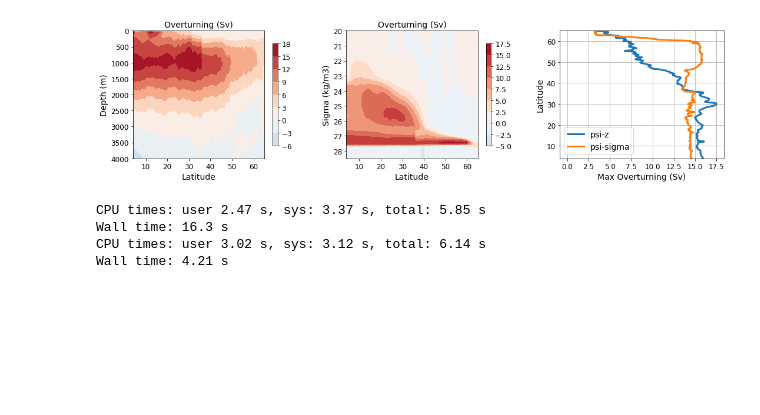
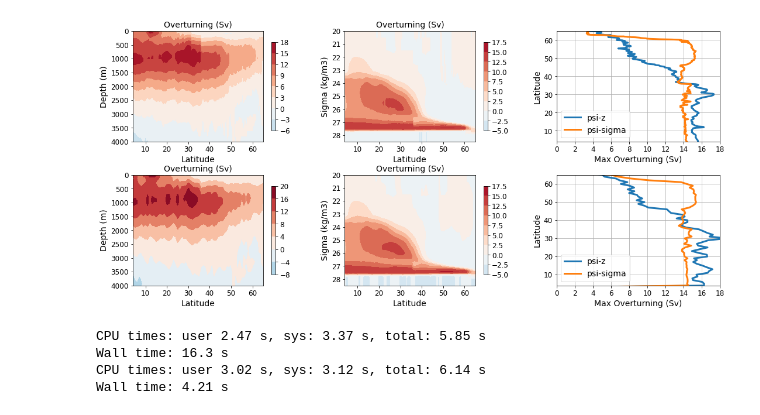
Before and after one commit to hmkhatri/AMOC_Variability_DePreSys_MET, a Jupyter notebook: Notebooks/Analysis/07_Overturning_sigma_z.ipynb, the cells around one changed output. Drawn from its saved outputs; the diff is of its cells as text; code cells hidden in the pictures; blank space fills up the shorter version.

Commit message:
Heat budget and overturning calculations

```diff
--- a/Notebooks/Analysis/07_Overturning_sigma_z.ipynb
+++ b/Notebooks/Analysis/07_Overturning_sigma_z.ipynb
@@ -106,6 +126,6 @@ Wall time: 5.43 s
 # %%
-grid1 = plt.GridSpec(1, 3, wspace=0.3, hspace=0.3)
-fig = plt.figure(figsize=[18,4])
+grid1 = plt.GridSpec(2, 3, wspace=0.3, hspace=0.3)
+fig = plt.figure(figsize=[18,8])
 
 ax = fig.add_subplot(grid1[0, 0])
 
@@ -122,34 +142,74 @@ plt.title('Overturning (Sv)', fontsize=14)
 plt.yticks(fontsize = 12)
 plt.xticks(fontsize = 12)
 ax.set_ylim([0., 4000.])
 ax.set_xlim([4., 65.])
 plt.gca().invert_yaxis()
 
 ax = fig.add_subplot(grid1[0, 1])
 p = ax.contourf(tmp_sigma['j_c'], tmp_sigma.sigma0, tmp_sigma/1e6, vmin=-20., vmax=20., cmap='RdBu_r')
 cb = plt.colorbar(p, ax=ax, shrink=0.8) # orientation="horizontal"
 cb.ax.tick_params(labelsize=12)
 ax.set_ylabel('Sigma (kg/m3)', fontsize=14)
 ax.set_xlabel('Latitude', fontsize=14)
 plt.title('Overturning (Sv)', fontsize=14)
 plt.yticks(fontsize = 12)
 plt.xticks(fontsize = 12)
 ax.set_ylim([20., 28.5])
 ax.set_xlim([4., 65.])
 plt.gca().invert_yaxis()
 
 ax = fig.add_subplot(grid1[0, 2])
 ax.plot(tmp_z.isel(x=0).max('depthw'), tmp_z.nav_lat, lw=3, label='psi-z')
 ax.plot(tmp_sigma.max('sigma0')/1e6, tmp_sigma['j_c'], lw=3, label='psi-sigma')
 plt.legend(fontsize=14)
 ax.grid('on')
 ax.set_ylim([4., 65.])
 ax.set_ylabel('Latitude', fontsize=14)
 ax.set_xlabel('Max Overturning (Sv)', fontsize=14)
+ax.set_xlim([0., 18.])
 plt.yticks(fontsize = 12);
 plt.xticks(fontsize = 12);
+
+# plot with ecco algorithm (consisdered both zonal and meridional transport terms)
+ax = fig.add_subplot(grid1[1, 0])
+p = ax.contourf(tmp_ecco.lat, tmp_ecco.lev, tmp_ecco['Overturning_z']/ 1e6, vmin=-20., vmax=20., cmap='RdBu_r')
+cb = plt.colorbar(p, ax=ax, shrink=0.8) # orientation="horizontal"
+cb.ax.tick_params(labelsize=12)
+ax.set_ylabel('Depth (m)', fontsize=14)
+ax.set_xlabel('Latitude', fontsize=14)
+plt.title('Overturning (Sv)', fontsize=14)
+plt.yticks(fontsize = 12)
+plt.xticks(fontsize = 12)
+ax.set_ylim([0., 4000.])
+ax.set_xlim([4., 65.])
+plt.gca().invert_yaxis()
+
+ax = fig.add_subplot(grid1[1, 1])
+p = ax.contourf(tmp_ecco.lat, tmp_ecco.sigma0, tmp_ecco['Overturning_sigma']/1e6, vmin=-20., vmax=20., cmap='RdBu_r')
+cb = plt.colorbar(p, ax=ax, shrink=0.8) # orientation="horizontal"
+cb.ax.tick_params(labelsize=12)
+ax.set_ylabel('Sigma (kg/m3)', fontsize=14)
+ax.set_xlabel('Latitude', fontsize=14)
+plt.title('Overturning (Sv)', fontsize=14)
+plt.yticks(fontsize = 12)
+plt.xticks(fontsize = 12)
+ax.set_ylim([20., 28.5])
+ax.set_xlim([4., 65.])
+plt.gca().invert_yaxis()
+
+ax = fig.add_subplot(grid1[1, 2])
+ax.plot(tmp_ecco['Overturning_z'].max('lev')/1e6, tmp_ecco.lat, lw=3, label='psi-z')
+ax.plot(tmp_ecco['Overturning_sigma'].max('sigma0')/1e6, tmp_ecco.lat, lw=3, label='psi-sigma')
+plt.legend(fontsize=14)
+ax.grid('on')
+ax.set_ylim([4., 65.])
+ax.set_ylabel('Latitude', fontsize=14)
+ax.set_xlabel('Max Overturning (Sv)', fontsize=14)
+ax.set_xlim([0., 18.])
+plt.yticks(fontsize = 12);
+plt.xticks(fontsize = 12);
 # %% [output]
-[figure, old version]
+[figure, new version]
 # %%
 %time tmp_v = ds_sigma['v_transport_sigma'].isel(year=0, sigma0=34).mean(['time', 'r']).compute()
 %time tmp_thick = ((ds_sigma['depth_sigma'].isel(year=0, sigma0_bnds=35) - ds_sigma['depth_sigma'].isel(year=0, sigma0_bnds=34)).mean(['time', 'r']).compute())
```
Also changed, not shown: parts of 17 cells of this notebook, 6 other files.
